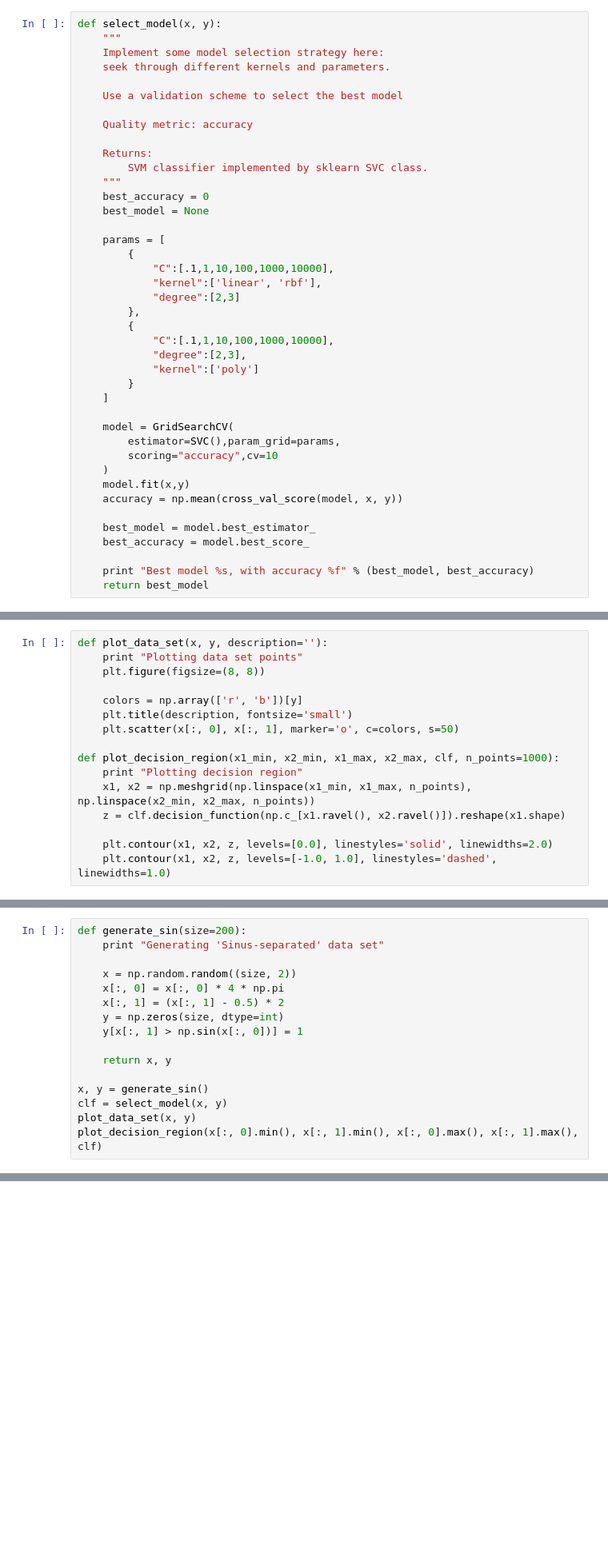
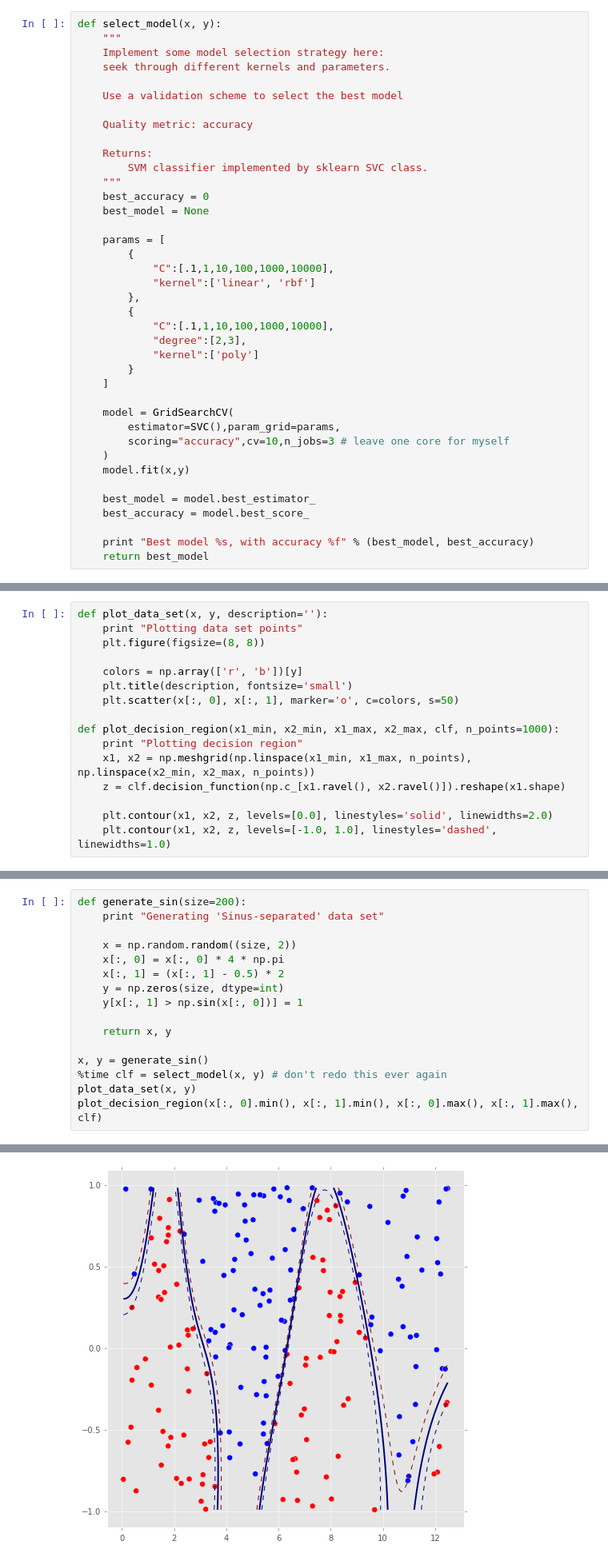
Before and after one commit to aitap/sphere-dm1-homework, a Jupyter notebook: hw5-svm/krylov.ipynb, the cells around one changed output, grey strips where cells are left out. Shown at 80% size. Saved outputs shown, nothing was run; the diff lists cells and outputs as text; blank space fills up the shorter version.

Commit message:
hw5: calculate the dreaded sinus-separated dataset
also, optimize the model selector and fix the layout a bit

```diff
--- a/hw5-svm/krylov.ipynb
+++ b/hw5-svm/krylov.ipynb
@@ -56,8 +54,7 @@ def select_model(x, y):
     params = [
         {
             "C":[.1,1,10,100,1000,10000],
-            "kernel":['linear', 'rbf'],
-            "degree":[2,3]
+            "kernel":['linear', 'rbf']
         },
         {
             "C":[.1,1,10,100,1000,10000],
@@ -68,10 +65,9 @@ def select_model(x, y):
 
     model = GridSearchCV(
         estimator=SVC(),param_grid=params,
-        scoring="accuracy",cv=10
+        scoring="accuracy",cv=10,n_jobs=3 # leave one core for myself
     )
     model.fit(x,y)
-    accuracy = np.mean(cross_val_score(model, x, y))
 
     best_model = model.best_estimator_
     best_accuracy = model.best_score_
@@ -161,7 +157,7 @@ def generate_sin(size=200):
     return x, y
 
 x, y = generate_sin()
-clf = select_model(x, y)
+%time clf = select_model(x, y) # don't redo this ever again
 plot_data_set(x, y)
 plot_decision_region(x[:, 0].min(), x[:, 1].min(), x[:, 0].max(), x[:, 1].max(), clf)
 # %% [output]
@@ -170,3 +173,4 @@ KeyboardInterrupt:
+[figure, added]
 # %% [markdown]
 # Регрессия с SVM (3 балла)
 # %% [markdown]
```
Also changed, not shown: parts of 4 cells of this notebook.
